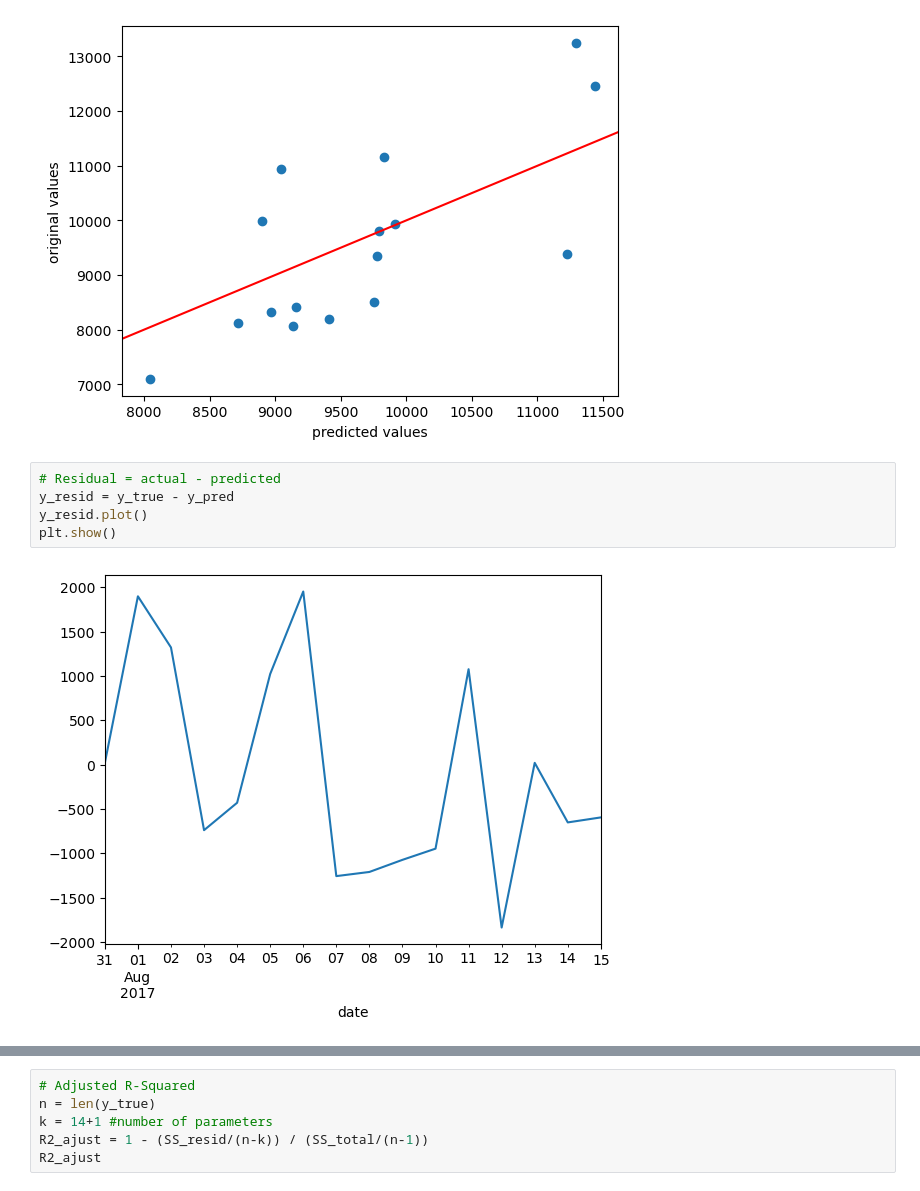
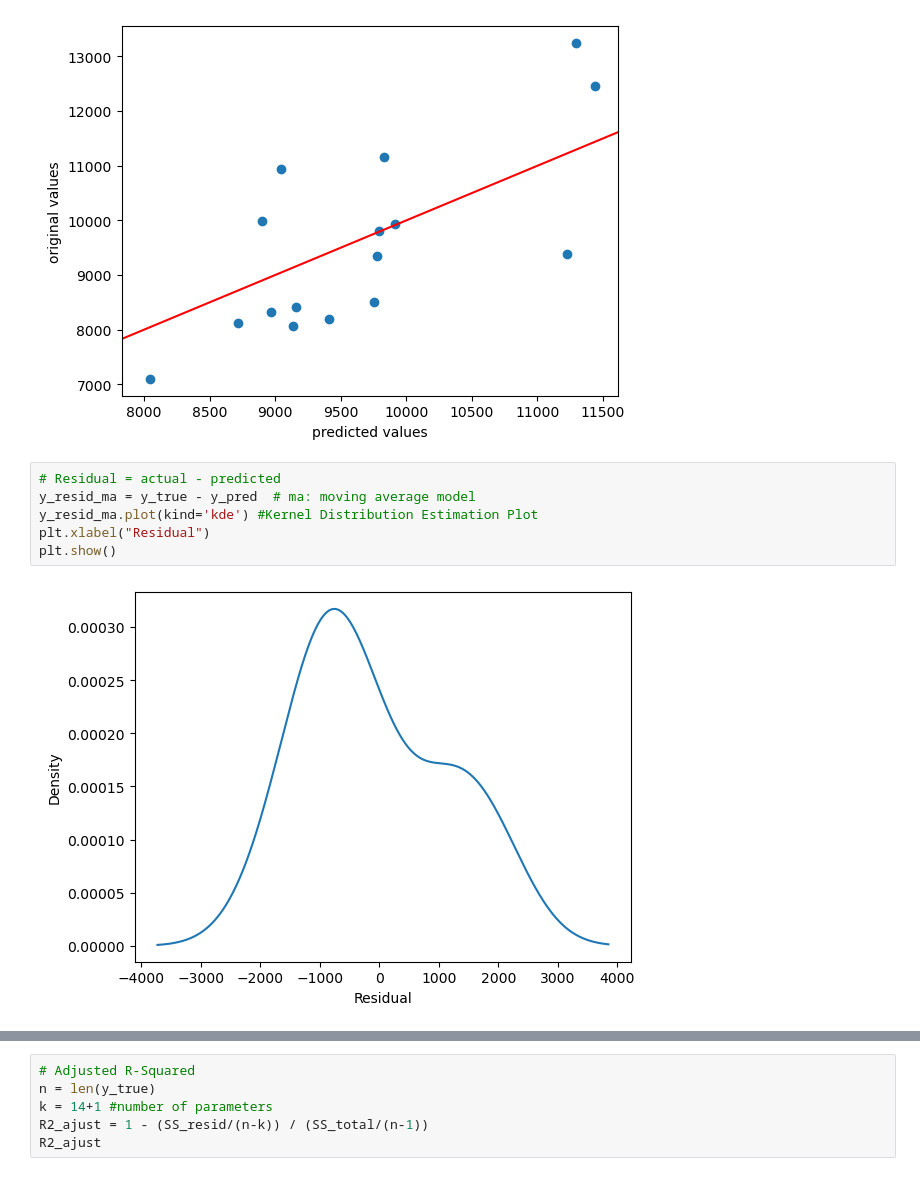
Before and after one commit to zxie9/Capstone-Project-Two, a Jupyter notebook: Notebooks/4. Pre-Processing and ARIMA Model.ipynb, the cells around one changed output, grey strips where cells are left out. Drawn from its saved outputs; the diff is of its cells as text.

```diff
--- a/Notebooks/4. Pre-Processing and ARIMA Model.ipynb
+++ b/Notebooks/4. Pre-Processing and ARIMA Model.ipynb
@@ -494,10 +503,11 @@ plt.show()
 [figure]
 # %%
 # Residual = actual - predicted
-y_resid = y_true - y_pred
-y_resid.plot()
+y_resid_ma = y_true - y_pred  # ma: moving average model
+y_resid_ma.plot(kind='kde') #Kernel Distribution Estimation Plot
+plt.xlabel("Residual")
 plt.show()
 # %% [output]
-[figure, old version]
+[figure, new version]
 # %%
 # R-Squared
```
Also changed, not shown: parts of 102 cells of this notebook.
